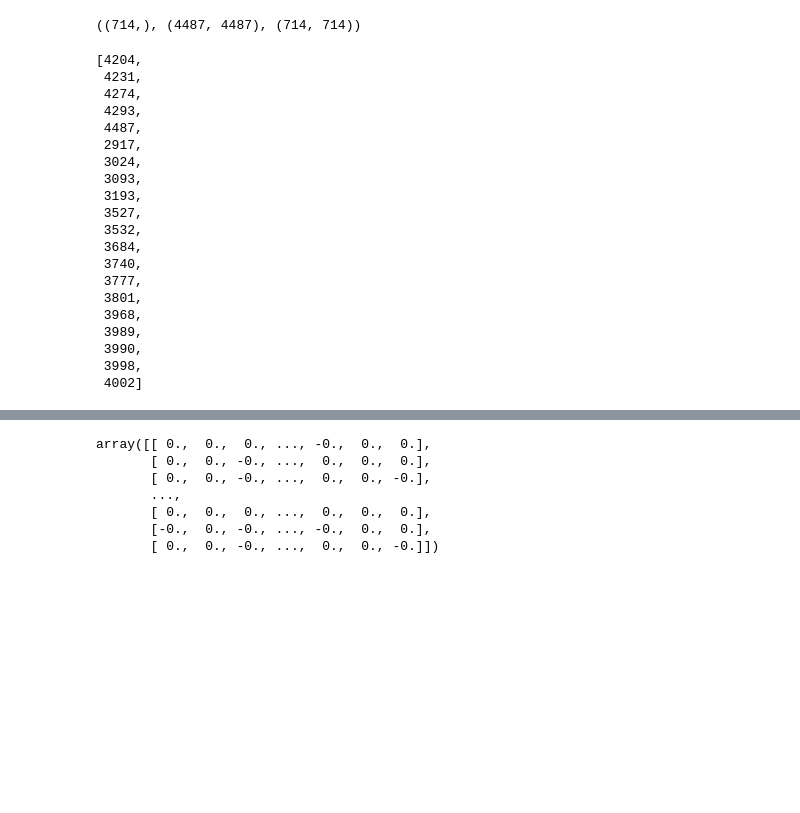
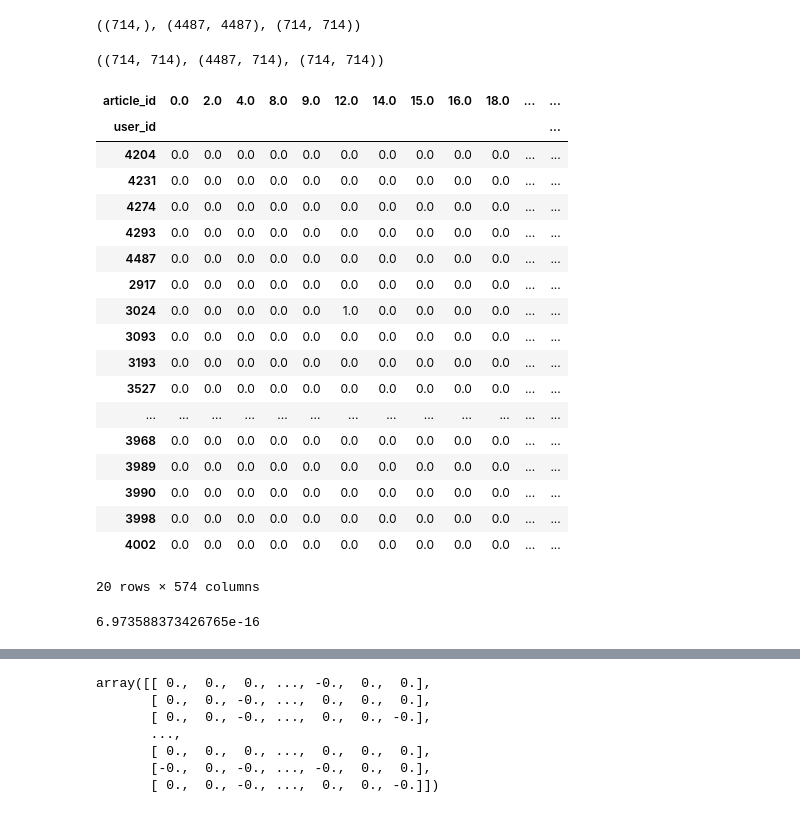
Before and after one commit to Sawy89/Corsi, a Jupyter notebook: DSND/RecommendationWithIBM/Recommendations_with_IBM.ipynb, the cells around one changed output, grey strips where cells are left out. Drawn from its saved outputs; the diff is of its cells as text; code cells hidden in the pictures; blank space fills up the shorter version.

Commit message:
SVD test ongoing with prediction of 1 article per time

```diff
--- a/DSND/RecommendationWithIBM/Recommendations_with_IBM.ipynb
+++ b/DSND/RecommendationWithIBM/Recommendations_with_IBM.ipynb
@@ -859,30 +859,38 @@ u_train, s_train, vt_train = u, s, vt = np.linalg.svd(user_item_train) # fit svd
 s.shape, u.shape, vt.shape
 # %% [output]
 ((714,), (4487, 4487), (714, 714))
+# %%
+# Create the required matrix for SVD
+k = 714
+s_new, u_new, vt_new = np.diag(s_train[:k]), u_train[:, :k], vt_train[:k, :]
+s_new.shape, u_new.shape, vt_new.shape
+# %% [output]
+((714, 714), (4487, 714), (714, 714))
 # %%
+# Prepare the test data with user presents in both test and train
 users_always_present = [x for x in test_idx if x in (list(set(user_item_train.index)))]
-users_always_present
+user_item_test_reduction = user_item_test.loc[users_always_present, 'has_interacted']
+user_item_test_reduction
 # %% [output]
+| article_id | 0.0 | 2.0 | 4.0 | 8.0 | 9.0 | 12.0 | 14.0 | 15.0 | 16.0 | 18.0 | ... | ... |
+| user_id |  |  |  |  |  |  |  |  |  |  |  | ... |
+| 4204 | 0.0 | 0.0 | 0.0 | 0.0 | 0.0 | 0.0 | 0.0 | 0.0 | 0.0 | 0.0 | ... | ... |
+| 4231 | 0.0 | 0.0 | 0.0 | 0.0 | 0.0 | 0.0 | 0.0 | 0.0 | 0.0 | 0.0 | ... | ... |
+| 4274 | 0.0 | 0.0 | 0.0 | 0.0 | 0.0 | 0.0 | 0.0 | 0.0 | 0.0 | 0.0 | ... | ... |
+| 4293 | 0.0 | 0.0 | 0.0 | 0.0 | 0.0 | 0.0 | 0.0 | 0.0 | 0.0 | 0.0 | ... | ... |
+| 4487 | 0.0 | 0.0 | 0.0 | 0.0 | 0.0 | 0.0 | 0.0 | 0.0 | 0.0 | 0.0 | ... | ... |
+| 2917 | 0.0 | 0.0 | 0.0 | 0.0 | 0.0 | 0.0 | 0.0 | 0.0 | 0.0 | 0.0 | ... | ... |
+| 3024 | 0.0 | 0.0 | 0.0 | 0.0 | 0.0 | 1.0 | 0.0 | 0.0 | 0.0 | 0.0 | ... | ... |
+| 3093 | 0.0 | 0.0 | 0.0 | 0.0 | 0.0 | 0.0 | 0.0 | 0.0 | 0.0 | 0.0 | ... | ... |
+| 3193 | 0.0 | 0.0 | 0.0 | 0.0 | 0.0 | 0.0 | 0.0 | 0.0 | 0.0 | 0.0 | ... | ... |
+| 3527 | 0.0 | 0.0 | 0.0 | 0.0 | 0.0 | 0.0 | 0.0 | 0.0 | 0.0 | 0.0 | ... | ... |
+| ... | ... | ... | ... | ... | ... | ... | ... | ... | ... | ... | ... | ... |
+| 3968 | 0.0 | 0.0 | 0.0 | 0.0 | 0.0 | 0.0 | 0.0 | 0.0 | 0.0 | 0.0 | ... | ... |
+| 3989 | 0.0 | 0.0 | 0.0 | 0.0 | 0.0 | 0.0 | 0.0 | 0.0 | 0.0 | 0.0 | ... | ... |
+| 3990 | 0.0 | 0.0 | 0.0 | 0.0 | 0.0 | 0.0 | 0.0 | 0.0 | 0.0 | 0.0 | ... | ... |
+| 3998 | 0.0 | 0.0 | 0.0 | 0.0 | 0.0 | 0.0 | 0.0 | 0.0 | 0.0 | 0.0 | ... | ... |
+| 4002 | 0.0 | 0.0 | 0.0 | 0.0 | 0.0 | 0.0 | 0.0 | 0.0 | 0.0 | 0.0 | ... | ... |
-[4204,
- 4231,
- 4274,
- 4293,
- 4487,
- 2917,
- 3024,
- 3093,
- 3193,
- 3527,
- 3532,
- 3684,
- 3740,
- 3777,
- 3801,
- 3968,
- 3989,
- 3990,
- 3998,
- 4002]
+20 rows × 574 columns
 # %%
 def make_prediction(user_id, article_id, u, s, vt):
     '''
@@ -908,3 +916,8 @@ def make_prediction(user_id, article_id, u, s, vt):
 
     return pred
+# %%
+pred = make_prediction(1, 9, u, s, vt)
+pred
+# %% [output]
+6.973588373426765e-16
 # %%
```
Also changed, not shown: parts of 5 cells of this notebook.
